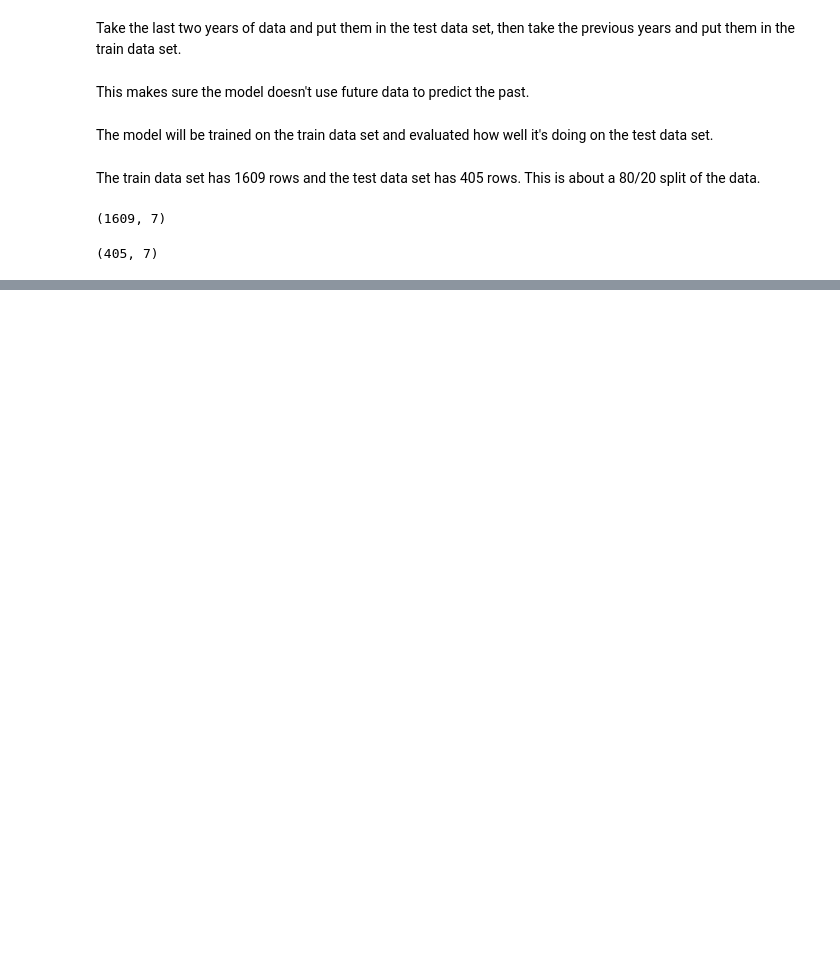
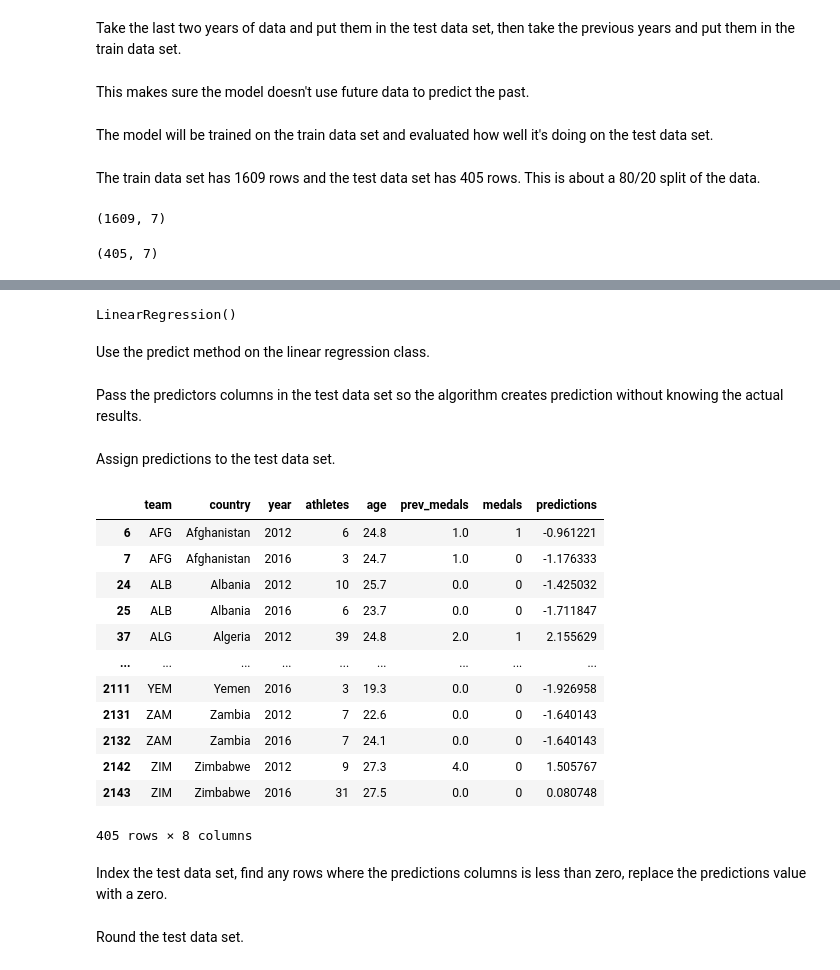
Before and after one commit to arhamislam/olympic-medal-prediction-model, a Jupyter notebook: olympic_medal_prediction_model.ipynb, the cells around one changed output, grey strips where cells are left out. Drawn from its saved outputs; the diff is of its cells as text; code cells hidden in the pictures; blank space fills up the shorter version.

Commit message:
feat: split the data for prediction model

```diff
--- a/olympic_medal_prediction_model.ipynb
+++ b/olympic_medal_prediction_model.ipynb
@@ -149,0 +167,3 @@ test.shape
+# %%
+predictors = ["athletes", "prev_medals"]
+target = "medals"
@@ -149,0 +174,32 @@ test.shape
+# %%
+reg.fit(train[predictors], train["medals"])
+# %% [output]
+LinearRegression()
+# %% [markdown]
+Use the predict method on the linear regression class.
+# %% [markdown]
+Pass the predictors columns in the test data set so the algorithm creates prediction without knowing the actual results.
+# %%
+predictions = reg.predict(test[predictors])
+# %% [markdown]
+Assign predictions to the test data set.
+# %%
+test["predictions"] = predictions
+# %%
+test
+# %% [output]
+|  | team | country | year | athletes | age | prev_medals | medals | predictions |
+| 6 | AFG | Afghanistan | 2012 | 6 | 24.8 | 1.0 | 1 | -0.961221 |
+| 7 | AFG | Afghanistan | 2016 | 3 | 24.7 | 1.0 | 0 | -1.176333 |
+| 24 | ALB | Albania | 2012 | 10 | 25.7 | 0.0 | 0 | -1.425032 |
+| 25 | ALB | Albania | 2016 | 6 | 23.7 | 0.0 | 0 | -1.711847 |
+| 37 | ALG | Algeria | 2012 | 39 | 24.8 | 2.0 | 1 | 2.155629 |
+| ... | ... | ... | ... | ... | ... | ... | ... | ... |
+| 2111 | YEM | Yemen | 2016 | 3 | 19.3 | 0.0 | 0 | -1.926958 |
+| 2131 | ZAM | Zambia | 2012 | 7 | 22.6 | 0.0 | 0 | -1.640143 |
+| 2132 | ZAM | Zambia | 2016 | 7 | 24.1 | 0.0 | 0 | -1.640143 |
+| 2142 | ZIM | Zimbabwe | 2012 | 9 | 27.3 | 4.0 | 0 | 1.505767 |
+| 2143 | ZIM | Zimbabwe | 2016 | 31 | 27.5 | 0.0 | 0 | 0.080748 |
+405 rows × 8 columns
+# %% [markdown]
+Index the test data set, find any rows where the predictions columns is less than zero, replace the predictions value with a zero.
@@ -149,0 +208,2 @@ test.shape
+# %% [markdown]
+Round the test data set.
```
Also changed, not shown: parts of 16 cells of this notebook.
